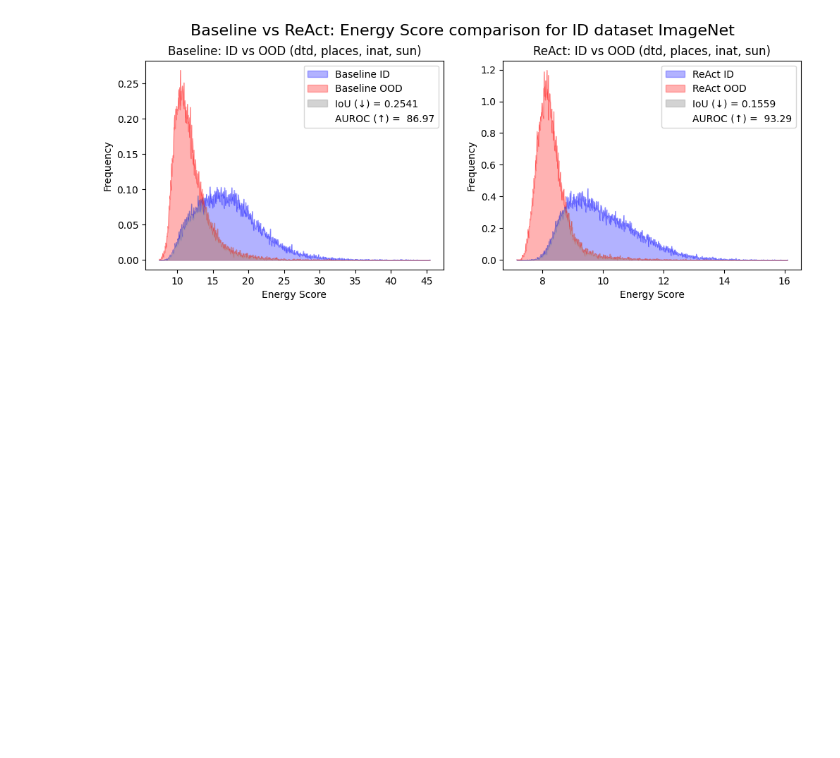
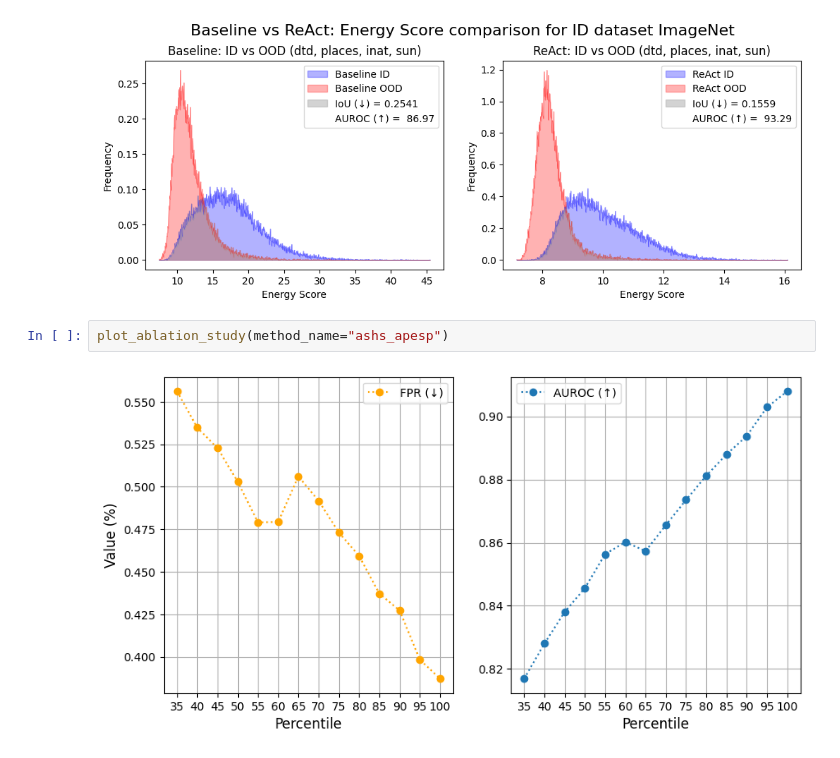
Before and after one commit to PaulRabich/RectPruneOOD, a Jupyter notebook: notebooks/visualize_distributions.ipynb, the cells around one changed output. Cells and saved outputs as stored; diff of their text form; blank space fills up the shorter version.

Commit message:
ablation study + plot result

```diff
--- a/notebooks/visualize_distributions.ipynb
+++ b/notebooks/visualize_distributions.ipynb
@@ -77,3 +78,7 @@ plot_compare_methods(
 )
 # %% [output]
 [figure]
+# %%
+plot_ablation_study(method_name="ashs_apesp")
+# %% [output]
+[figure, added]
```
Also changed, not shown: parts of 1 cell of this notebook, 3 other files.
